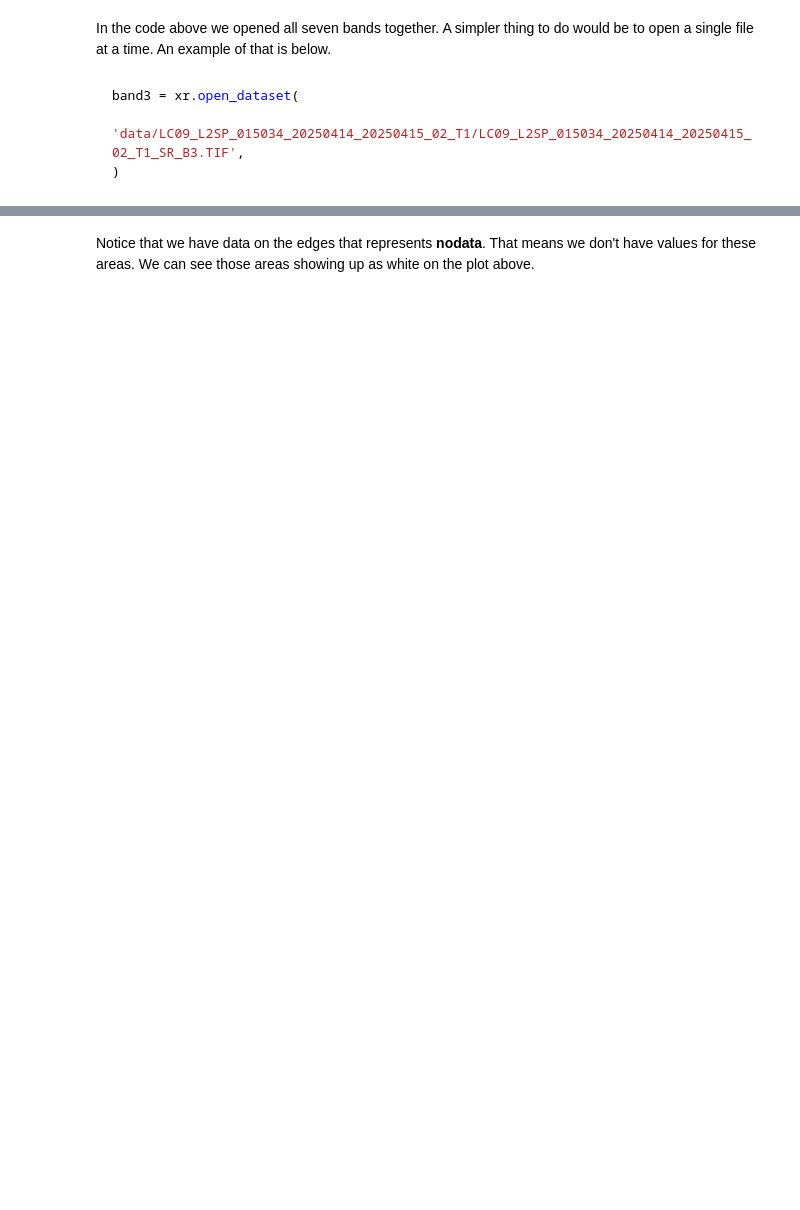
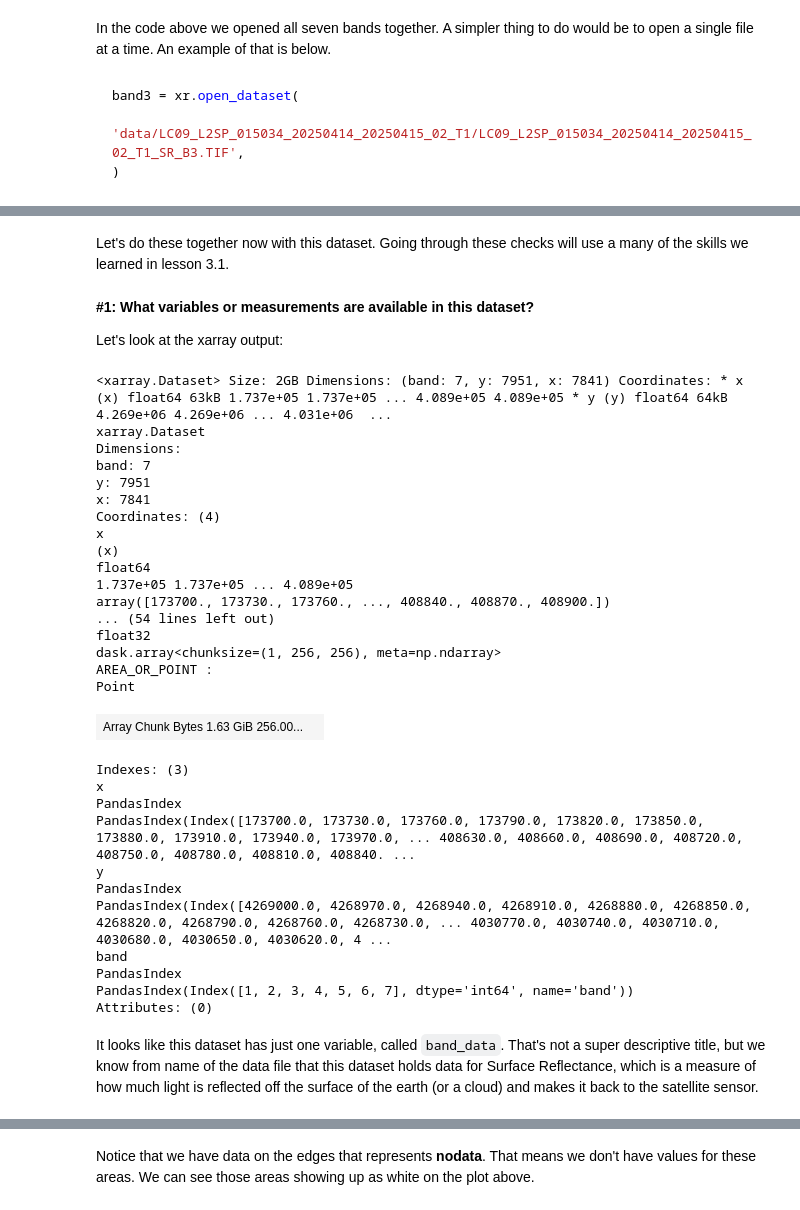
Before and after one commit to NASA-SARP/sarp_lessons, a Jupyter notebook: sarp_lessons/1_python_progression/3-gridded_data/3-2_xarray_computation.ipynb, the cells around one changed output, grey strips where cells are left out. Drawn from its saved outputs; the diff is of its cells as text; code cells hidden in the pictures; blank space fills up the shorter version.

Commit message:
data opening checklist closes #16

```diff
--- a/sarp_lessons/1_python_progression/3-gridded_data/3-2_xarray_computation.ipynb
+++ b/sarp_lessons/1_python_progression/3-gridded_data/3-2_xarray_computation.ipynb
@@ -64,0 +73,40 @@ What type of data structure is the `landsat` object? What are the dimensions, ho
+# %% [markdown]
+Let's do these together now with this dataset. Going through these checks will use a many of the skills we learned in lesson 3.1.
+# %% [markdown]
+**#1: What variables or measurements are available in this dataset?**
+
+Let's look at the xarray output:
+# %%
+landsat
+# %% [output]
+<xarray.Dataset> Size: 2GB Dimensions: (band: 7, y: 7951, x: 7841) Coordinates: * x (x) float64 63kB 1.737e+05 1.737e+05 ... 4.089e+05 4.089e+05 * y (y) float64 64kB 4.269e+06 4.269e+06 ... 4.031e+06  ...
+xarray.Dataset
+Dimensions:
+band: 7
+y: 7951
+x: 7841
+Coordinates: (4)
+x
+(x)
+float64
+1.737e+05 1.737e+05 ... 4.089e+05
+array([173700., 173730., 173760., ..., 408840., 408870., 408900.])
+... (54 lines left out)
+float32
+dask.array<chunksize=(1, 256, 256), meta=np.ndarray>
+AREA_OR_POINT :
+Point
+| Array Chunk Bytes 1.63 GiB 256.00... |  |
+Indexes: (3)
+x
+PandasIndex
+PandasIndex(Index([173700.0, 173730.0, 173760.0, 173790.0, 173820.0, 173850.0, 173880.0, 173910.0, 173940.0, 173970.0, ... 408630.0, 408660.0, 408690.0, 408720.0, 408750.0, 408780.0, 408810.0, 408840. ...
+y
+PandasIndex
+PandasIndex(Index([4269000.0, 4268970.0, 4268940.0, 4268910.0, 4268880.0, 4268850.0, 4268820.0, 4268790.0, 4268760.0, 4268730.0, ... 4030770.0, 4030740.0, 4030710.0, 4030680.0, 4030650.0, 4030620.0, 4 ...
+band
+PandasIndex
+PandasIndex(Index([1, 2, 3, 4, 5, 6, 7], dtype='int64', name='band'))
+Attributes: (0)
+# %% [markdown]
+It looks like this dataset has just one variable, called `band_data`. That's not a super descriptive title, but we know from name of the data file that this dataset holds data for Surface Reflectance, which is a measure of how much light is reflected off the surface of the earth (or a cloud) and makes it back to the satellite sensor.
```
Also changed, not shown: parts of 15 cells of this notebook, 4 other files.
